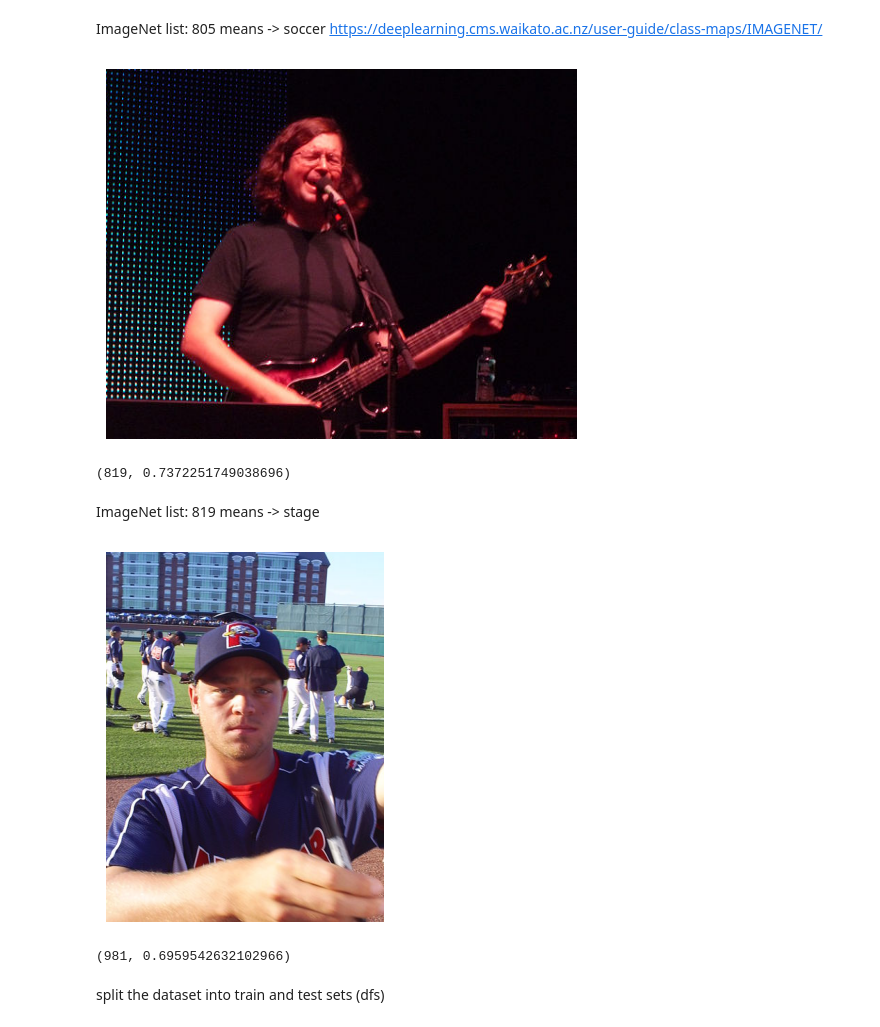
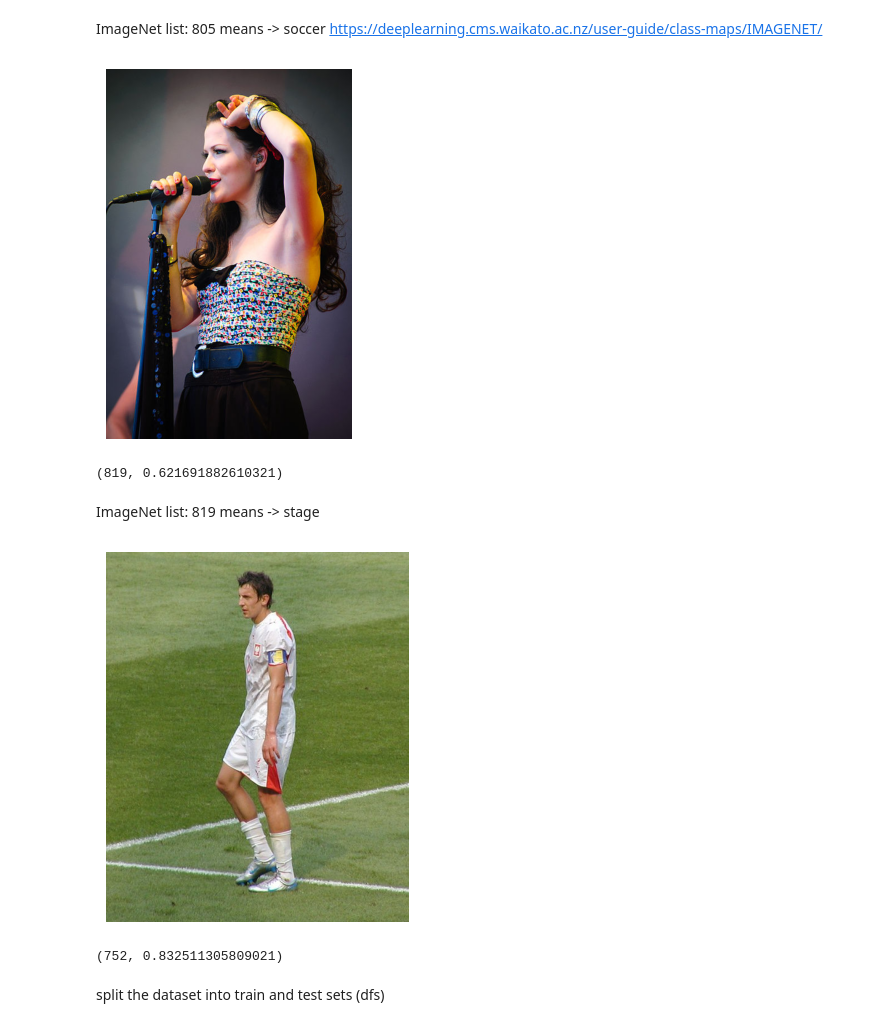
Before and after one commit to JoaoNunes20/Computational-Deep-Learning, a Jupyter notebook: classification.ipynb, the cells around one changed output. Drawn from its saved outputs; the diff is of its cells as text; code cells hidden in the pictures.

```diff
--- a/classification.ipynb
+++ b/classification.ipynb
@@ -213,25 +227,25 @@ predict_image_torchvision(sample_image_path)
 # %% [markdown]
 ImageNet list:  805 means -> soccer    https://deeplearning.cms.waikato.ac.nz/user-guide/class-maps/IMAGENET/
 # %%
-sample_image_path = test_df.iloc[2]["image_path"]
+sample_image_path = new_df.iloc[2]["image_path"]
 show_img(sample_image_path)
 # %% [output]
-[figure, old version]
+[figure, new version]
 # %%
 predict_image_torchvision(sample_image_path)
 # %% [output]
-(819, 0.7372251749038696)
+(819, 0.621691882610321)
 # %% [markdown]
 ImageNet list:  819 means -> stage
 # %%
-sample_image_path = test_df.iloc[5]["image_path"]
+sample_image_path = new_df.iloc[5]["image_path"]
 show_img(sample_image_path)
 # %% [output]
-[figure, old version]
+[figure, new version]
-# %%
-predict_image_torchvision(sample_image_path)   #981-> ballplayer, baseball player
-# %% [output]
-(981, 0.6959542632102966)
+# %%
+predict_image_torchvision(sample_image_path)   #752-> racket
+# %% [output]
+(752, 0.832511305809021)
 # %% [markdown]
 split the dataset into train and test sets (dfs)
 # %%
```
Also changed, not shown: parts of 21 cells of this notebook.
